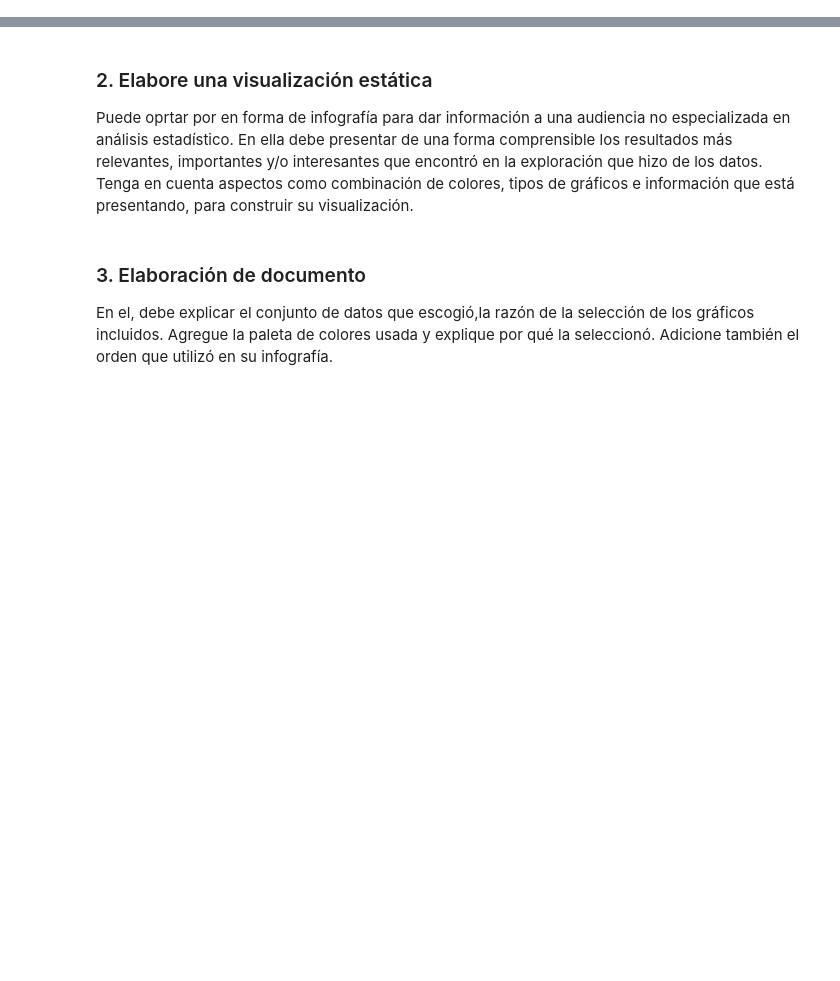
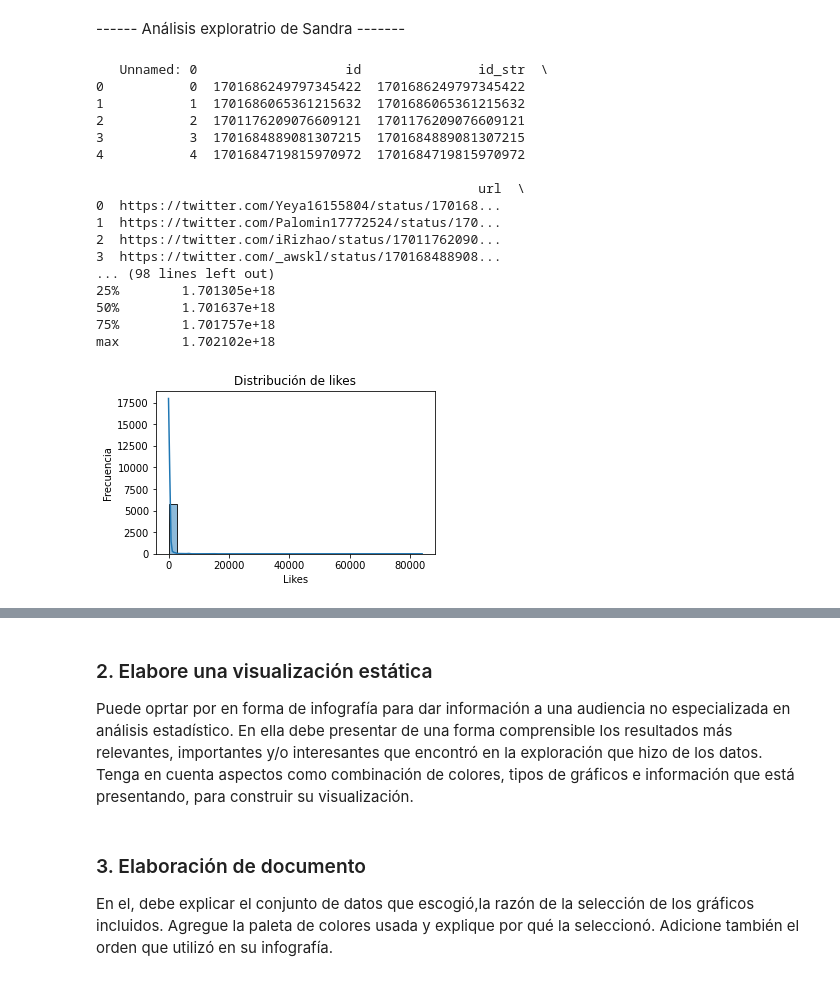
Before and after one commit to CristopherBarrios/Lab8-VisualizacionEstatica-DataScience, a Jupyter notebook: VisualizacionEstatica.ipynb, the cells around one changed output, grey strips where cells are left out. Saved outputs shown, nothing was run; the diff lists cells and outputs as text; code cells hidden in the pictures; blank space fills up the shorter version.

```diff
--- a/VisualizacionEstatica.ipynb
+++ b/VisualizacionEstatica.ipynb
@@ -287,0 +448,37 @@ plt.show()
+# %% [markdown]
+------ Análisis exploratrio de Sandra -------
+# %%
+# Análisis exploratorio de datos de Sandra
+#Mostramos las primeras filas del DataFrame
+print(dataSandra.head())
+
+# Resumen estadístico de las columnas numéricas
+print(dataSandra.describe())
+
+# Visualización de la distribución de algunas variables
+# Histograma de columna 'likeCount'
+plt.figure(figsize=(5, 3))
+sns.histplot(dataSandra['likeCount'], bins=30, kde=True)
+plt.title('Distribución de likes')
+plt.xlabel('Likes')
+plt.ylabel('Frecuencia')
+plt.show()
+# %% [output]
+   Unnamed: 0                   id               id_str  \
+0           0  1701686249797345422  1701686249797345422
+1           1  1701686065361215632  1701686065361215632
+2           2  1701176209076609121  1701176209076609121
+3           3  1701684889081307215  1701684889081307215
+4           4  1701684719815970972  1701684719815970972
+
+                                                 url  \
+0  https://twitter.com/Yeya16155804/status/170168...
+1  https://twitter.com/Palomin17772524/status/170...
+2  https://twitter.com/iRizhao/status/17011762090...
+3  https://twitter.com/_awskl/status/170168488908...
+... (98 lines left out)
+25%        1.701305e+18
+50%        1.701637e+18
+75%        1.701757e+18
+max        1.702102e+18
+[figure, added]
```
Also changed, not shown: parts of 79 cells of this notebook, 23 other files.
